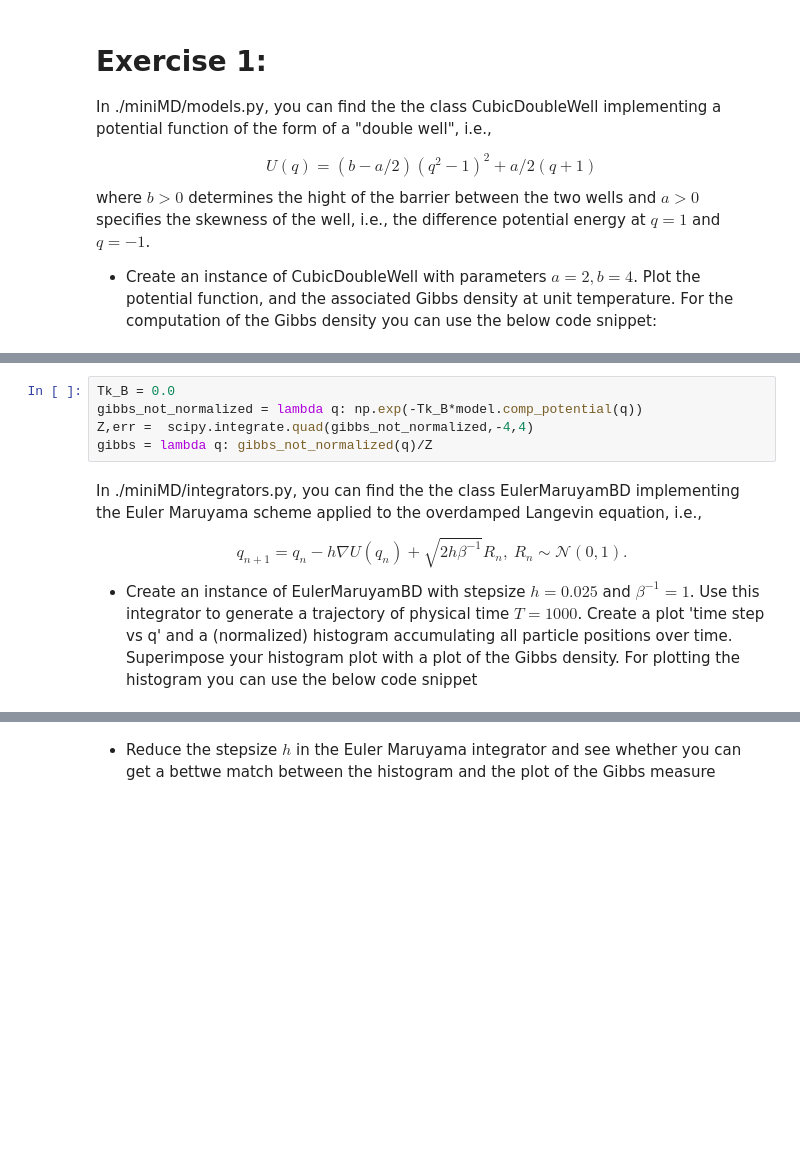
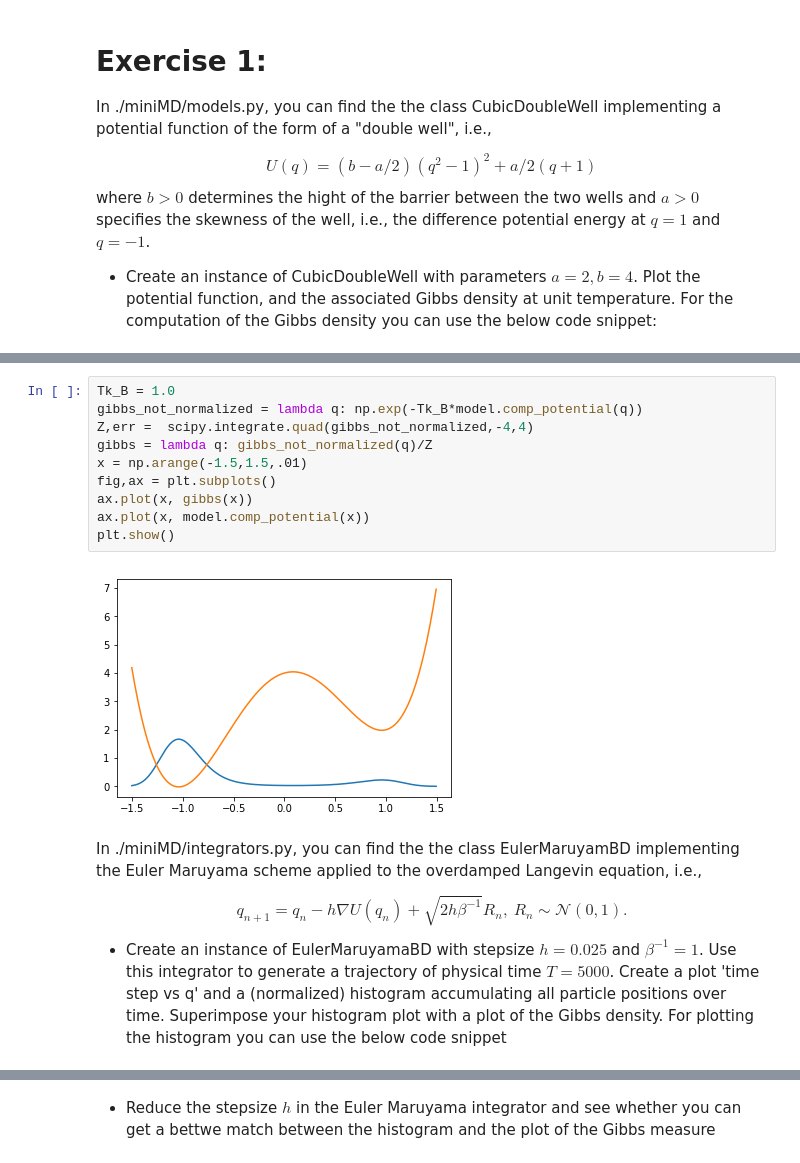
Before and after one commit to MatthiasSachs/BeijingSummerSchool, a Jupyter notebook: day3_exercises.ipynb, the cells around one changed output, grey strips where cells are left out. Saved outputs shown, nothing was run; the diff lists cells and outputs as text; blank space fills up the shorter version.

```diff
--- a/day3_exercises.ipynb
+++ b/day3_exercises.ipynb
@@ -46,8 +55,15 @@ where $b>0$ determines the hight of the barrier between the two wells and $a>0$
 # %%
-Tk_B = 0.0
+Tk_B = 1.0
 gibbs_not_normalized = lambda q: np.exp(-Tk_B*model.comp_potential(q))
 Z,err =  scipy.integrate.quad(gibbs_not_normalized,-4,4)
 gibbs = lambda q: gibbs_not_normalized(q)/Z
+x = np.arange(-1.5,1.5,.01)
+fig,ax = plt.subplots()
+ax.plot(x, gibbs(x))
+ax.plot(x, model.comp_potential(x))
+plt.show()
+# %% [output]
+[figure, added]
 # %% [markdown]
 In ./miniMD/integrators.py, you can find the the class EulerMaruyamBD implementing the  Euler Maruyama scheme applied to the overdamped Langevin equation, i.e.,
 
@@ -55,4 +71,4 @@ $$
 q_{n+1} = q_n - h \nabla U(q_n) + \sqrt{2 h \beta^{-1}} R_n, ~R_n \sim \mathcal{N}(0,1).
 $$
 
-- Create an instance of EulerMaruyamBD with stepsize $h=0.025$ and $\beta^{-1} =1$. Use this integrator to generate a trajectory of physical time $T =  1000$. Create a plot 'time step vs q' and a (normalized) histogram accumulating all particle positions over time. Superimpose your histogram plot with a plot of the Gibbs density. For plotting the histogram you can use the below code snippet
+- Create an instance of EulerMaruyamaBD with stepsize $h=0.025$ and $\beta^{-1} =1$. Use this integrator to generate a trajectory of physical time $T =  5000$. Create a plot 'time step vs q' and a (normalized) histogram accumulating all particle positions over time. Superimpose your histogram plot with a plot of the Gibbs density. For plotting the histogram you can use the below code snippet
```
Also changed, not shown: parts of 4 cells of this notebook, 8 other files.
